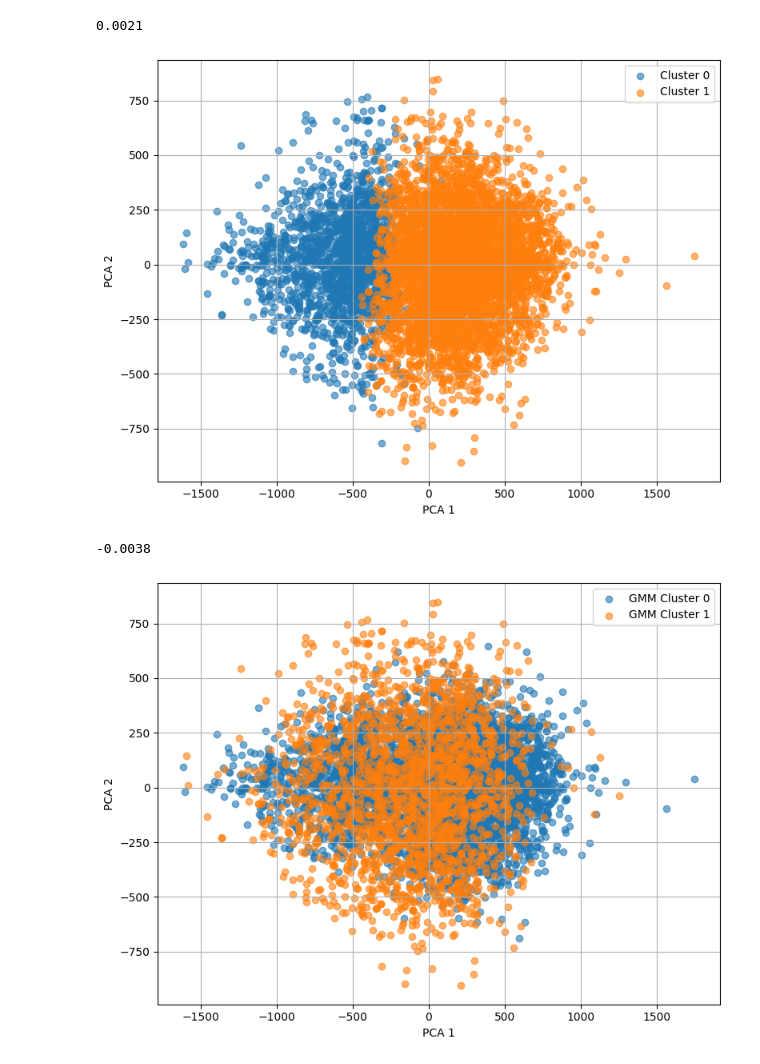
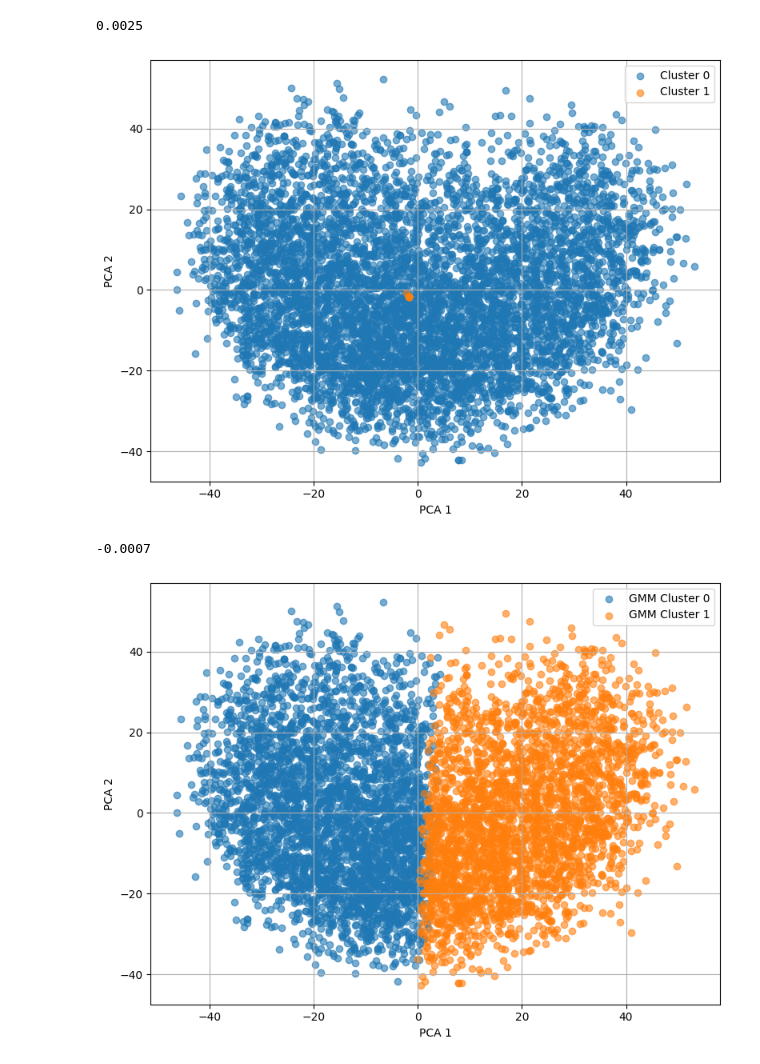
Before and after one commit to StrugVN/data-analysis-ctu, a Jupyter notebook: 7/7_ml.ipynb, the cells around one changed output. Cells and saved outputs as stored; diff of their text form; code cells hidden in the pictures.

```diff
--- a/7/7_ml.ipynb
+++ b/7/7_ml.ipynb
@@ -176,14 +181,8 @@ plt.show()
 from sklearn.cluster import KMeans
 from sklearn.metrics import adjusted_rand_score
 
-X = np.vstack(df['cluster_feature'].values)
-
 kmeans = KMeans(n_clusters=2, random_state=42)
-cluster_labels = kmeans.fit_predict(X)
-
-pca = PCA(n_components=2)
-X_pca = pca.fit_transform(X)
-
+cluster_labels = kmeans.fit_predict(X_scaled)
 
 ari = adjusted_rand_score(df['bin_label'], cluster_labels)
 print(f"{ari:.4f}")
@@ -206,18 +205,15 @@ plt.show()
 # %%
 from sklearn.cluster import SpectralClustering
 
-X = np.vstack(df['cluster_feature'].values)
 spectral = SpectralClustering(n_clusters=2, affinity='nearest_neighbors', random_state=42)
-cluster_labels = spectral.fit_predict(X)
+cluster_labels = spectral.fit_predict(X_scaled)
 
 df['spectral_cluster'] = cluster_labels
 ari = adjusted_rand_score(df['bin_label'], cluster_labels)
 print(f"{ari:.4f}")
 # %% [output]
-0.0021
+0.0025
 # %%
-pca = PCA(n_components=2)
-X_pca = pca.fit_transform(X)
 
 plt.figure(figsize=(8, 6))
 for label in np.unique(cluster_labels):
@@ -231,32 +227,29 @@ plt.grid(True)
 plt.tight_layout()
 plt.show()
 # %% [output]
-[figure, old version]
+[figure, new version]
 # %%
 from sklearn.mixture import GaussianMixture
 
-X = np.vstack(df['cluster_feature'].values)
-gmm = GaussianMixture(n_components=2, covariance_type='full', random_state=42)
-gmm_labels = gmm.fit_predict(X)  # X là dữ liệu đầu vào
+gmm = GaussianMixture(n_components=2, random_state=42)
+gmm_labels = gmm.fit_predict(X_scaled)
 
 df['gmm_cluster'] = gmm_labels
 ari = adjusted_rand_score(df['bin_label'], gmm_labels)
 print(f"{ari:.4f}")
 # %% [output]
--0.0038
+-0.0007
 # %%
-X_pca = PCA(n_components=2).fit_transform(X)
-
 plt.figure(figsize=(8, 6))
 for label in np.unique(gmm_labels):
     idx = gmm_labels == label
     plt.scatter(X_pca[idx, 0], X_pca[idx, 1], label=f'GMM Cluster {label}', alpha=0.6)
 
 plt.xlabel("PCA 1")
 plt.ylabel("PCA 2")
 plt.legend()
 plt.grid(True)
 plt.tight_layout()
 plt.show()
 # %% [output]
-[figure, old version]
+[figure, new version]
```
Also changed, not shown: parts of 11 cells of this notebook, 19 other files.
